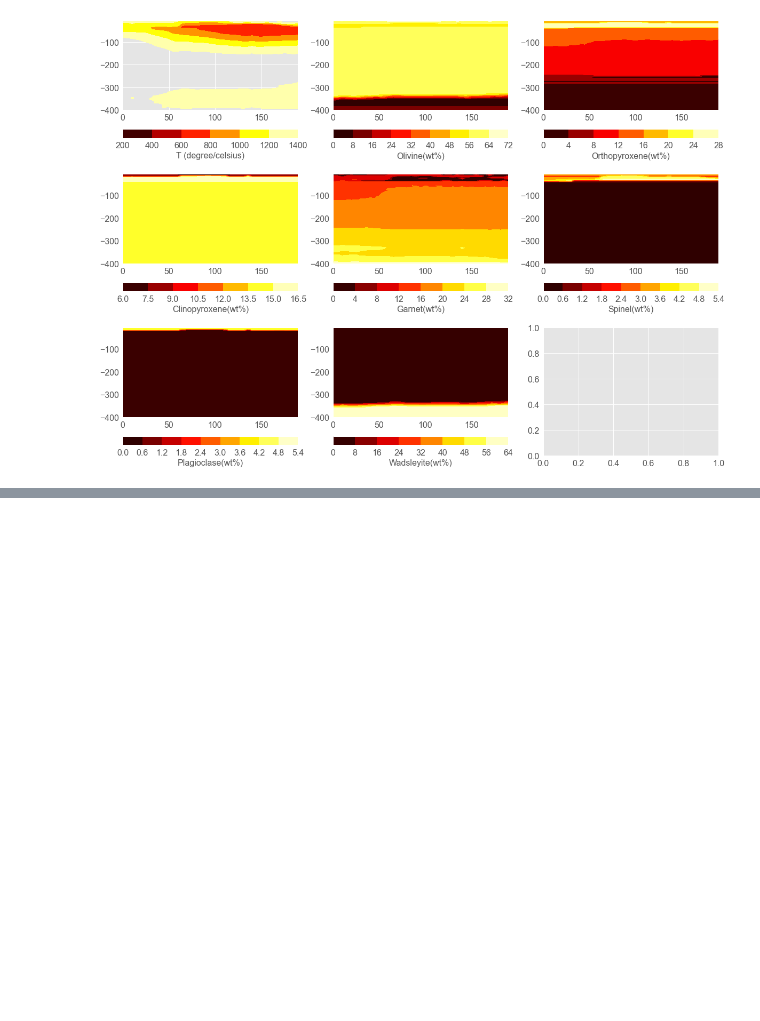
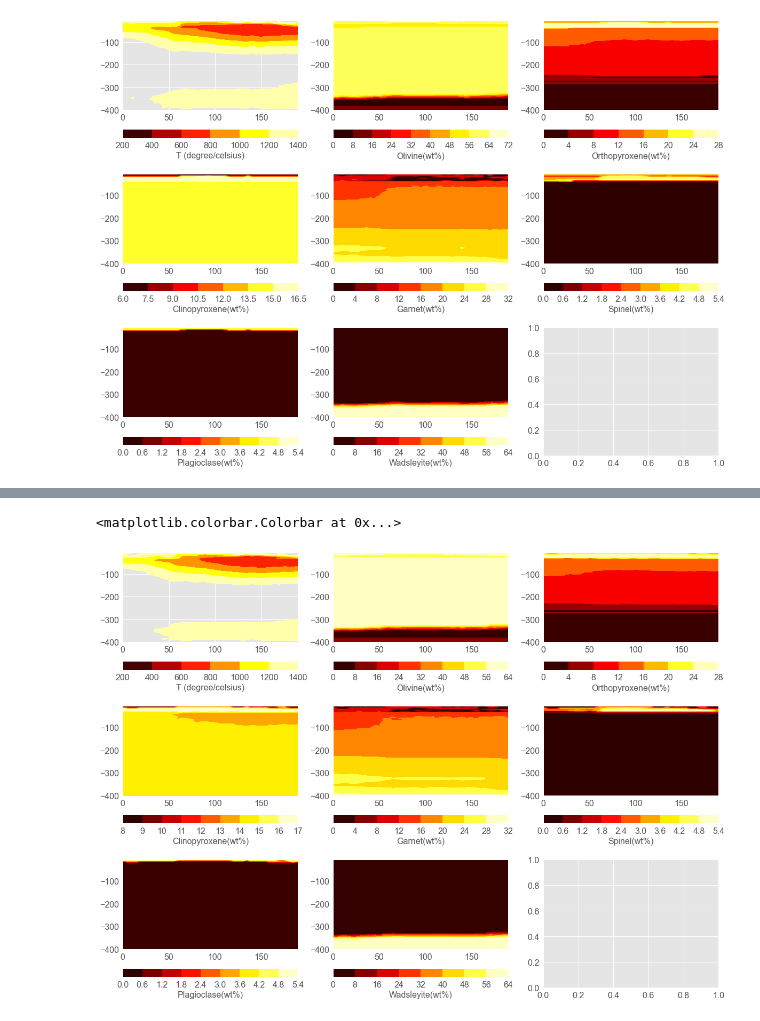
Before and after one commit to ajay6763/V2RhoT_gibbs, a Jupyter notebook: phase_diagram.ipynb, the cells around one changed output, grey strips where cells are left out. Cells and saved outputs as stored; diff of their text form; code cells hidden in the pictures; blank space fills up the shorter version.

```diff
--- a/phase_diagram.ipynb
+++ b/phase_diagram.ipynb
@@ -118,0 +171,52 @@ fig.colorbar(wd, ax=ax[2][1], label='Wadsleyite(wt%)', orientation='horizontal')
+# %%
+data = np.loadtxt('./Phase_diagrams_ak135_lith/NA_Age_vel_converted_ak135_lith.txt',comments='#')
+phase = phase_diagram(data,'./Phase_diagrams_ak135_lith/')
+np.savetxt('NA_Age_vel_converted_phases_ak135_lith.txt',phase,header="#Age(Myr) depth(km) Pressure(bar) Temperature(oC) Density(kg/m3) Vs_diff(km/s) Olivine(wt%) Opx(wt%) Cpx(wt%) Garnet(wt%) Spinel(wt%) Plagioclase(wt%) Wadsleyite(%)",comments='',fmt='%10.3f')
+# %%
+tri = Triangulation(phase[:,0],-phase[:,1])
+fig, ax = plt.subplots(3, 3,sharex=False, sharey=False,figsize=(20,15))
+m_v_in_gibbs = ax[0][0].tricontourf(tri, phase[:,3],cmap='hot',levels=np.arange(200,1500,200))
+#m_v_in_gibbs = ax[0].tricontour(tri, out_gibbs[:,1],cmap='hot',levels=np.arange(0,1400,100))
+ol = ax[0][1].tricontourf(tri, phase[:,6] ,cmap='hot')
+#m_v_in_goes = ax[1].tricontour(tri, MC.Result_T-273,cmap='hot',levels=np.arange(0,1400,100))
+opx = ax[0][2].tricontourf(tri, phase[:,7],cmap='hot')
+cpx = ax[1][0].tricontourf(tri, phase[:,8],cmap='hot')
+garnet = ax[1][1].tricontourf(tri, phase[:,9],cmap='hot')
+spinel = ax[1][2].tricontourf(tri, phase[:,10],cmap='hot')
+plagioclase = ax[2][0].tricontourf(tri, phase[:,11],cmap='hot')
+wd       = ax[2][1].tricontourf(tri, phase[:,12],cmap='hot')
+
+#m_v_in_HS = ax[2].tricontour(tri, T_half_space,cmap='hot',levels=np.arange(0,1400,100))
+
+
+'''
+for a in ax:
+        #a.set_aspect('equal')
+        a.set_ylim([-400,0])
+        a.set_xlabel('Age (Ma)')
+        a.set_ylabel('Depth (km)')
+        a.set_title('')
+'''
+fig.colorbar(m_v_in_gibbs, ax=ax[0][0], label='T (degree/celsius)', orientation='horizontal')
+fig.colorbar(ol, ax=ax[0][1], label='Olivine(wt%)', orientation='horizontal')
+fig.colorbar(opx, ax=ax[0][2], label='Orthopyroxene(wt%)', orientation='horizontal')
+fig.colorbar(cpx, ax=ax[1][0], label='Clinopyroxene(wt%)', orientation='horizontal')
+fig.colorbar(garnet, ax=ax[1][1], label='Garnet(wt%)', orientation='horizontal')
+fig.colorbar(spinel, ax=ax[1][2], label='Spinel(wt%)', orientation='horizontal')
+fig.colorbar(spinel, ax=ax[2][0], label='Plagioclase(wt%)', orientation='horizontal')
+fig.colorbar(wd, ax=ax[2][1], label='Wadsleyite(wt%)', orientation='horizontal')
+
+#ax[0].set_title('Gibbs')
+#ax[1].set_title('Goes')
+#ax[2].set_title('HSC Tm=1300')
+
+#fig.colorbar(m_t_out, ax=ax[2], label='Temperature (Celcius)', orientation='horizontal')
+#fig.colorbar(m_dens_out, ax=ax[3], label='Density (g/cm3)', orientation='horizontal')
+#fig.suptitle(title, fontsize=16)
+#ax.set_ylim([-400,0])
+#ax.set_xlabel('Distance (km)')
+#ax.set_ylabel('Depth (km)')
+#fig.colorbar(m_v_in_gibbs, ax=ax[0], label='Temperature (degree/celcius)', orientation='vertical')
+# %% [output]
+<matplotlib.colorbar.Colorbar at 0x...>
+[figure, added]
```
Also changed, not shown: parts of 5 cells of this notebook, 37 other files.
